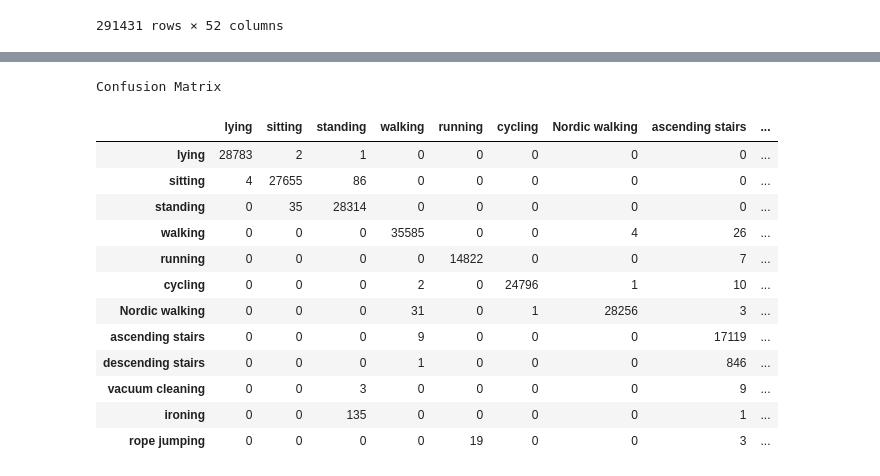
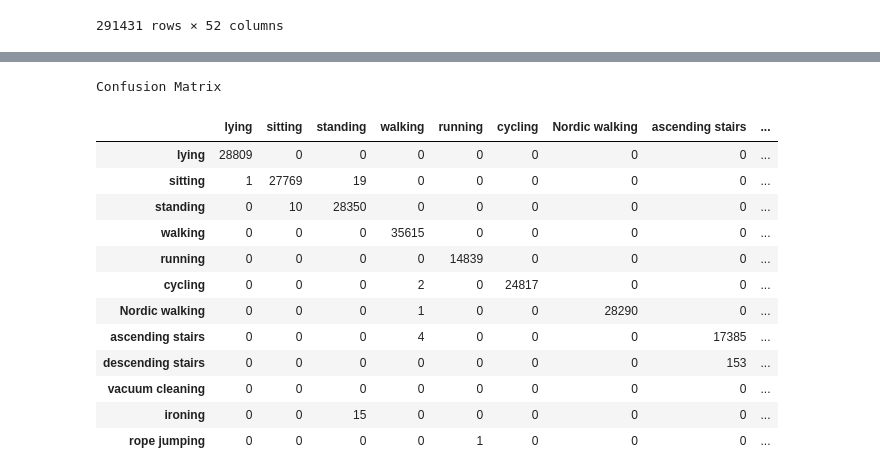
Before and after one commit to vivekmadhavaram/SMAI-Project---Team-30, a Jupyter notebook: Adaboost.ipynb, the cells around one changed output, grey strips where cells are left out. Drawn from its saved outputs; the diff is of its cells as text; code cells hidden in the pictures.

```diff
--- a/Adaboost.ipynb
+++ b/Adaboost.ipynb
@@ -120,30 +120,30 @@ for i in range(5):
     data_x,data_y,v_x,v_y=data(i)
     print("data",(time.time() - start_time))
     temp=pd.concat([data_x,data_y], axis=1)
-    temp=temp.sample(n=85000)
+    temp=temp.sample(n=425000)
     data_x=temp[temp.columns[:-1]]
     data_y=temp[temp.columns[-1]]
     temp=pd.concat([v_x,v_y], axis=1)
-    temp=temp.sample(n=15000)
+    temp=temp.sample(n=75000)
     v_x=temp[temp.columns[:-1]]
     v_y=temp[temp.columns[-1]]
     temp=pd.concat([X_test,y_test], axis=1)
-    temp=temp.sample(n=15000)
+    temp=temp.sample(n=75000)
     x3=temp[temp.columns[:-1]]
     y3=temp[temp.columns[-1]]
     print(data_x.shape,v_x.shape,x3.shape)
-    #x1=pca.fit_transform(data_x)
-    #x2=pca.fit_transform(v_x)
-    #x3=pca.fit_transform(x3)
-    #print("PCA",(time.time() - start_time))
-    #x1=pd.DataFrame(x1)
-    #x2=pd.DataFrame(x2)
-    #x3=pd.DataFrame(x3)
+#     x1=pca.fit_transform(data_x)
+#     x2=pca.fit_transform(v_x)
+#     x3=pca.fit_transform(x3)
+#     print("PCA",(time.time() - start_time))
+#     x1=pd.DataFrame(x1)
+#     x2=pd.DataFrame(x2)
+#     x3=pd.DataFrame(x3)
 
     y_tr=list(data_y)
     base = DecisionTreeClassifier(max_depth=9)
-    classifier = AdaBoostClassifier(base_estimator=base,n_estimators=50)
-    classifier.fit(data_x, y_tr)
+    classifier = AdaBoostClassifier(base_estimator=base,n_estimators=100)
+    classifier.fit(data_x, data_y)
     print(i,(time.time() - start_time))
     vy_pred = classifier.predict(v_x)
     sc2=accuracy_score(v_y, vy_pred)
@@ -183,24 +183,24 @@ Best Test Accuracy is : 0.9937333333333334
 # %%
 from sklearn.metrics import confusion_matrix
-cls=classifiers[0]
+cls=classifiers[3]
 y_t=list(y_test)
 tey_pred = cls.predict(X_test)
 cm2 = confusion_matrix(y_t, list(tey_pred))
 cm_df2 = pd.DataFrame(cm2,index = activity_id.values(),columns = activity_id.values())
 print("Confusion Matrix")
 cm_df2
 # %% [output]
 Confusion Matrix
 |  | lying | sitting | standing | walking | running | cycling | Nordic walking | ascending stairs | ... |
-| lying | 28783 | 2 | 1 | 0 | 0 | 0 | 0 | 0 | ... |
-| sitting | 4 | 27655 | 86 | 0 | 0 | 0 | 0 | 0 | ... |
-| standing | 0 | 35 | 28314 | 0 | 0 | 0 | 0 | 0 | ... |
-| walking | 0 | 0 | 0 | 35585 | 0 | 0 | 4 | 26 | ... |
-| running | 0 | 0 | 0 | 0 | 14822 | 0 | 0 | 7 | ... |
-| cycling | 0 | 0 | 0 | 2 | 0 | 24796 | 1 | 10 | ... |
-| Nordic walking | 0 | 0 | 0 | 31 | 0 | 1 | 28256 | 3 | ... |
-| ascending stairs | 0 | 0 | 0 | 9 | 0 | 0 | 0 | 17119 | ... |
-| descending stairs | 0 | 0 | 0 | 1 | 0 | 0 | 0 | 846 | ... |
-| vacuum cleaning | 0 | 0 | 3 | 0 | 0 | 0 | 0 | 9 | ... |
-| ironing | 0 | 0 | 135 | 0 | 0 | 0 | 0 | 1 | ... |
-| rope jumping | 0 | 0 | 0 | 0 | 19 | 0 | 0 | 3 | ... |
+| lying | 28809 | 0 | 0 | 0 | 0 | 0 | 0 | 0 | ... |
+| sitting | 1 | 27769 | 19 | 0 | 0 | 0 | 0 | 0 | ... |
+| standing | 0 | 10 | 28350 | 0 | 0 | 0 | 0 | 0 | ... |
+| walking | 0 | 0 | 0 | 35615 | 0 | 0 | 0 | 0 | ... |
+| running | 0 | 0 | 0 | 0 | 14839 | 0 | 0 | 0 | ... |
+| cycling | 0 | 0 | 0 | 2 | 0 | 24817 | 0 | 0 | ... |
+| Nordic walking | 0 | 0 | 0 | 1 | 0 | 0 | 28290 | 0 | ... |
+| ascending stairs | 0 | 0 | 0 | 4 | 0 | 0 | 0 | 17385 | ... |
+| descending stairs | 0 | 0 | 0 | 0 | 0 | 0 | 0 | 153 | ... |
+| vacuum cleaning | 0 | 0 | 0 | 0 | 0 | 0 | 0 | 0 | ... |
+| ironing | 0 | 0 | 15 | 0 | 0 | 0 | 0 | 0 | ... |
+| rope jumping | 0 | 0 | 0 | 0 | 1 | 0 | 0 | 0 | ... |
```
Also changed, not shown: parts of 1 cell of this notebook.
